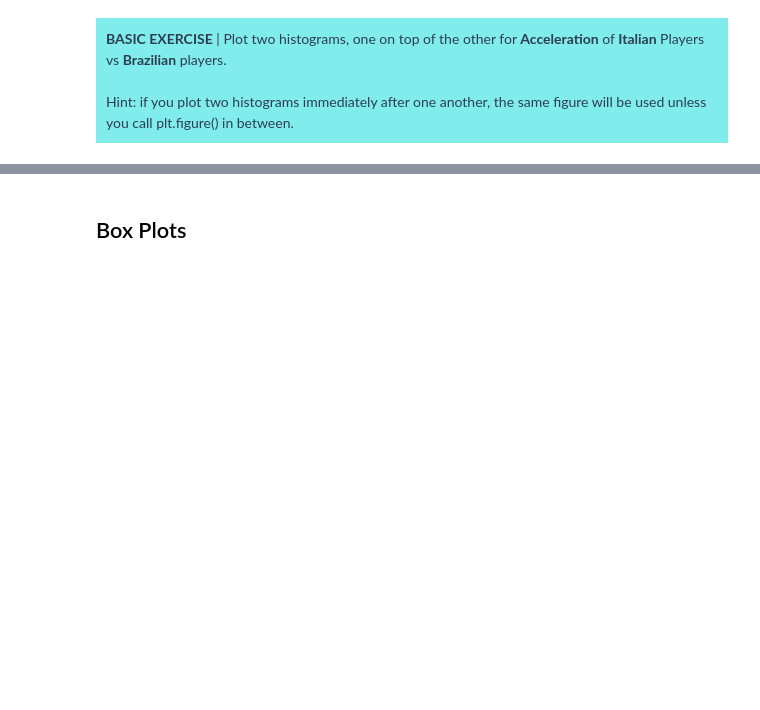
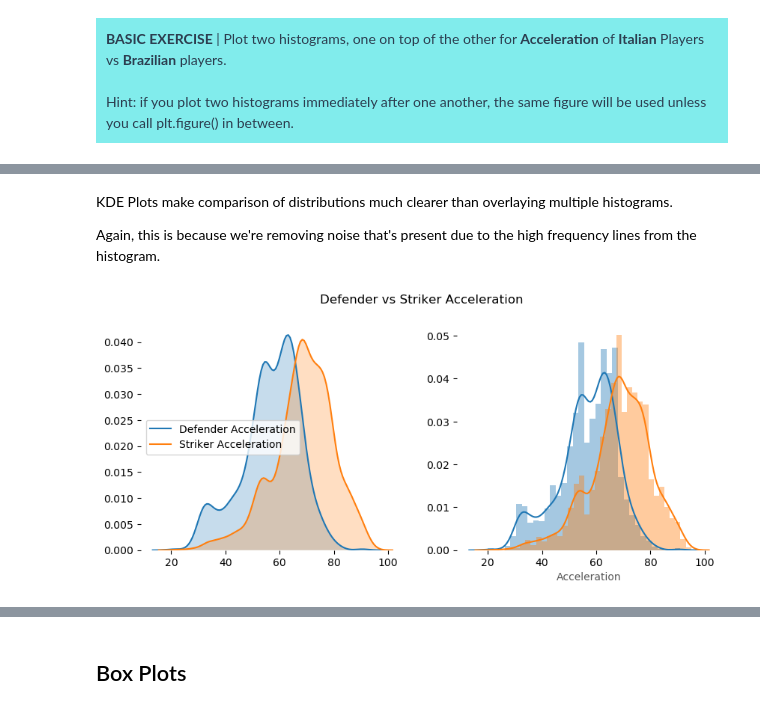
Before and after one commit to eamonnmag/CERN-CSC-2023, a Jupyter notebook: Creating Visualizations with Matplotlib and Seaborn.ipynb, the cells around one changed output, grey strips where cells are left out. Saved outputs shown, nothing was run; the diff lists cells and outputs as text; code cells hidden in the pictures; blank space fills up the shorter version.

```diff
--- a/Creating Visualizations with Matplotlib and Seaborn.ipynb
+++ b/Creating Visualizations with Matplotlib and Seaborn.ipynb
@@ -211,0 +308,16 @@ Hint: if you plot two histograms immediately after one another, the same figure
+# %% [markdown]
+KDE Plots make comparison of distributions much clearer than overlaying multiple histograms.
+
+Again, this is because we're removing noise that's present due to the high frequency lines from the histogram.
+# %%
+fig, ax = plt.subplots(ncols=2, figsize=(10,4))
+
+sns.kdeplot(fifa.query('Position == "CB"').Acceleration, shade=True, label='Defender Acceleration', ax=ax[0])
+sns.kdeplot(fifa.query('Position == "ST"').Acceleration, shade=True, label='Striker Acceleration', ax=ax[0])
+
+sns.distplot(fifa.query('Position == "CB"').Acceleration, label='Defender Acceleration', ax=ax[1])
+sns.distplot(fifa.query('Position == "ST"').Acceleration, label='Striker Acceleration', ax=ax[1])
+
+fig.suptitle('Defender vs Striker Acceleration');
+# %% [output]
+[figure, added]
```
Also changed, not shown: parts of 24 cells of this notebook.
